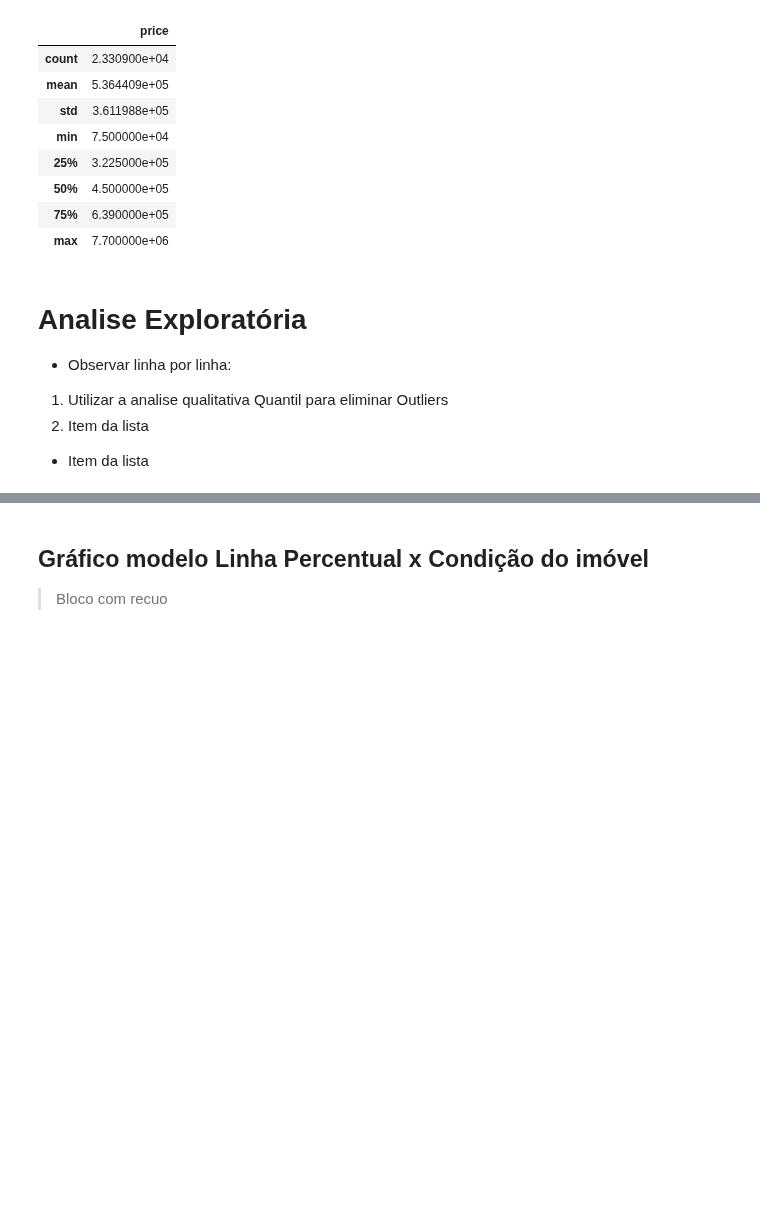
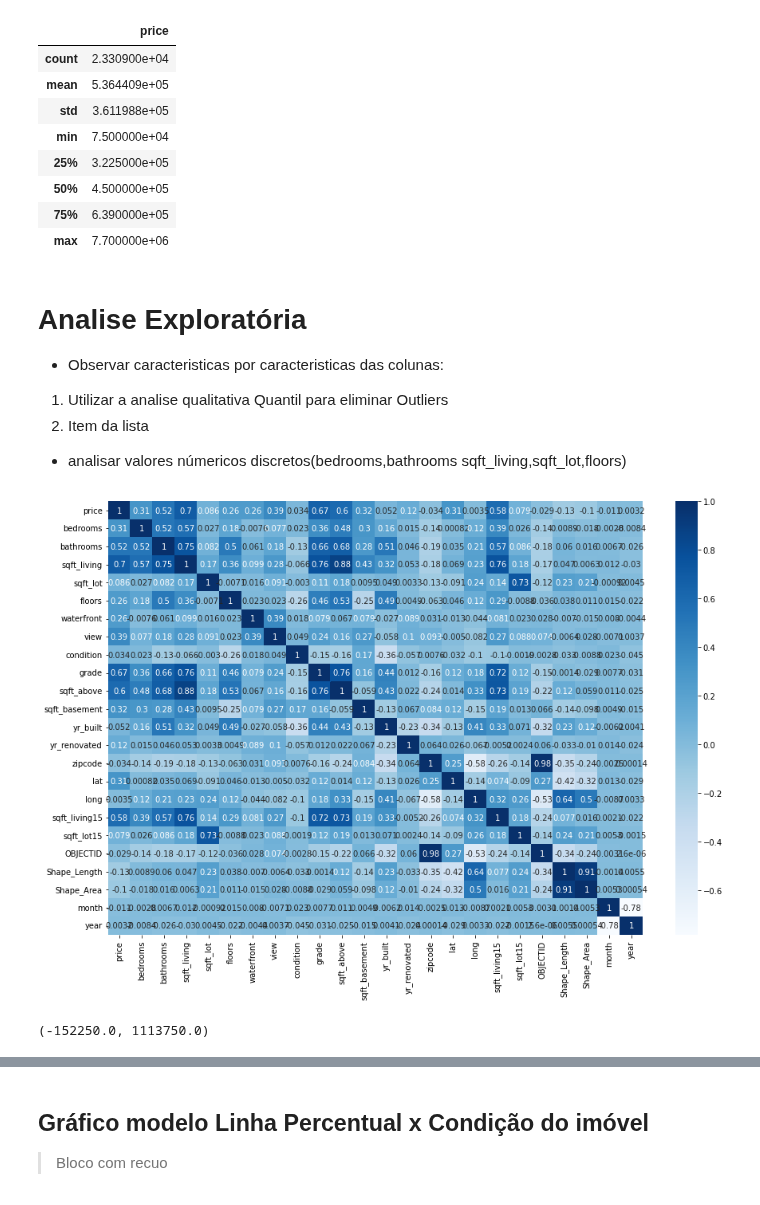
Before and after one commit to ramon-santana-silva/miniprojeto01, a Jupyter notebook: roofimoveis.ipynb, the cells around one changed output, grey strips where cells are left out. Drawn from its saved outputs; the diff is of its cells as text; code cells hidden in the pictures; blank space fills up the shorter version.

```diff
--- a/roofimoveis.ipynb
+++ b/roofimoveis.ipynb
@@ -268,9 +287,25 @@ plt.pie(x=df_percent_condition['percent'],labels=df_percent_condition.condition)
 <h1>Analise Exploratória </h1>
 
 
-*   Observar linha por linha:
+*   Observar caracteristicas por caracteristicas das colunas:
 1.   Utilizar a analise qualitativa Quantil para eliminar Outliers
 2.   Item da lista
 
 
-*   Item da lista
+*   analisar valores númericos discretos(bedrooms,bathrooms	sqft_living,sqft_lot,floors)
+# %%
+plt.figure(figsize=(15,10))
+sns.heatmap(df.corr(), annot=True, cmap='Blues');
+# %% [output]
+[figure, added]
+# %%
+#funções para definição de Analise de outliers
+columns=df
+def limites(columns):
+  q1=columns.quantile(.25)
+  q3=columns.quantile(.75)
+  amplitude= q3-q1
+  return q1-1.5*amplitude, q3+1.5*amplitude
+limites(df['price'])
+# %% [output]
+(-152250.0, 1113750.0)
```
Also changed, not shown: parts of 4 cells of this notebook.
